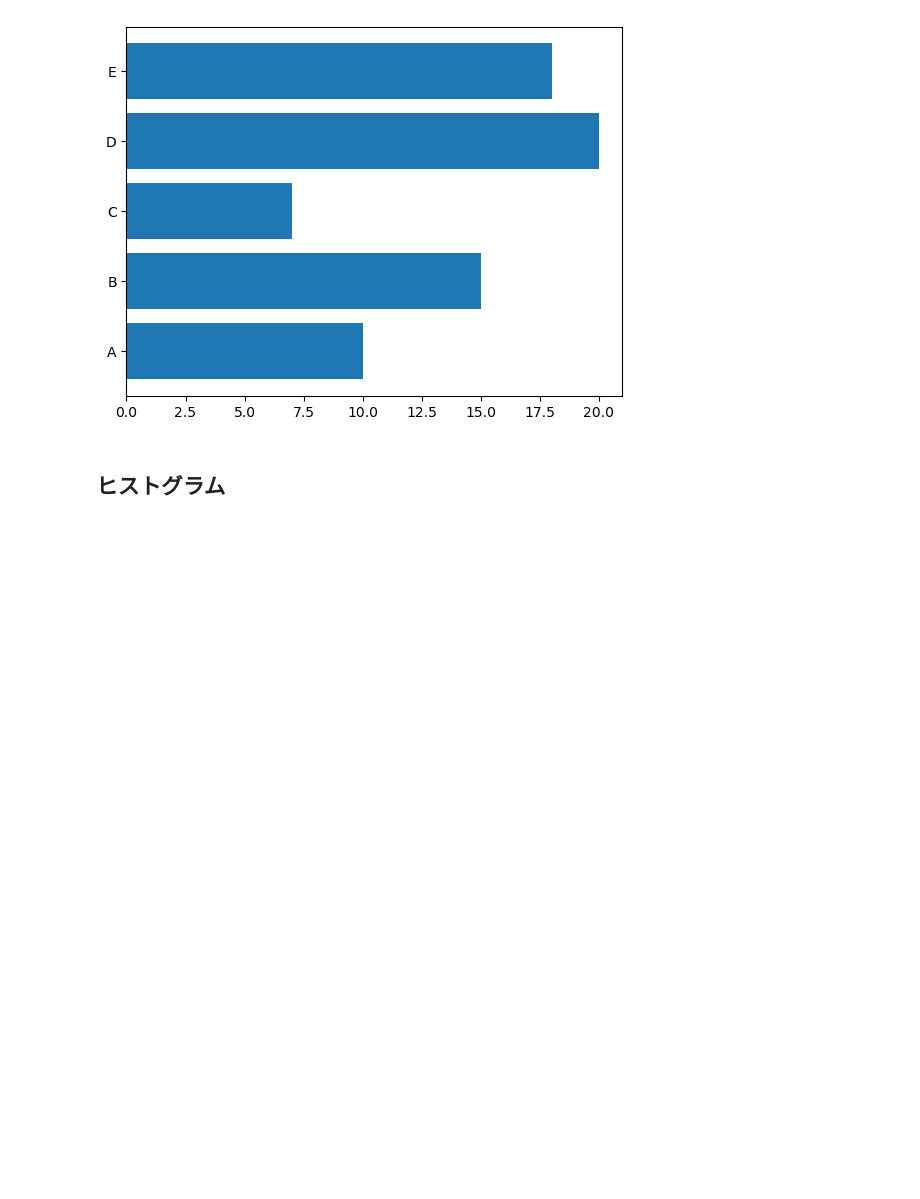
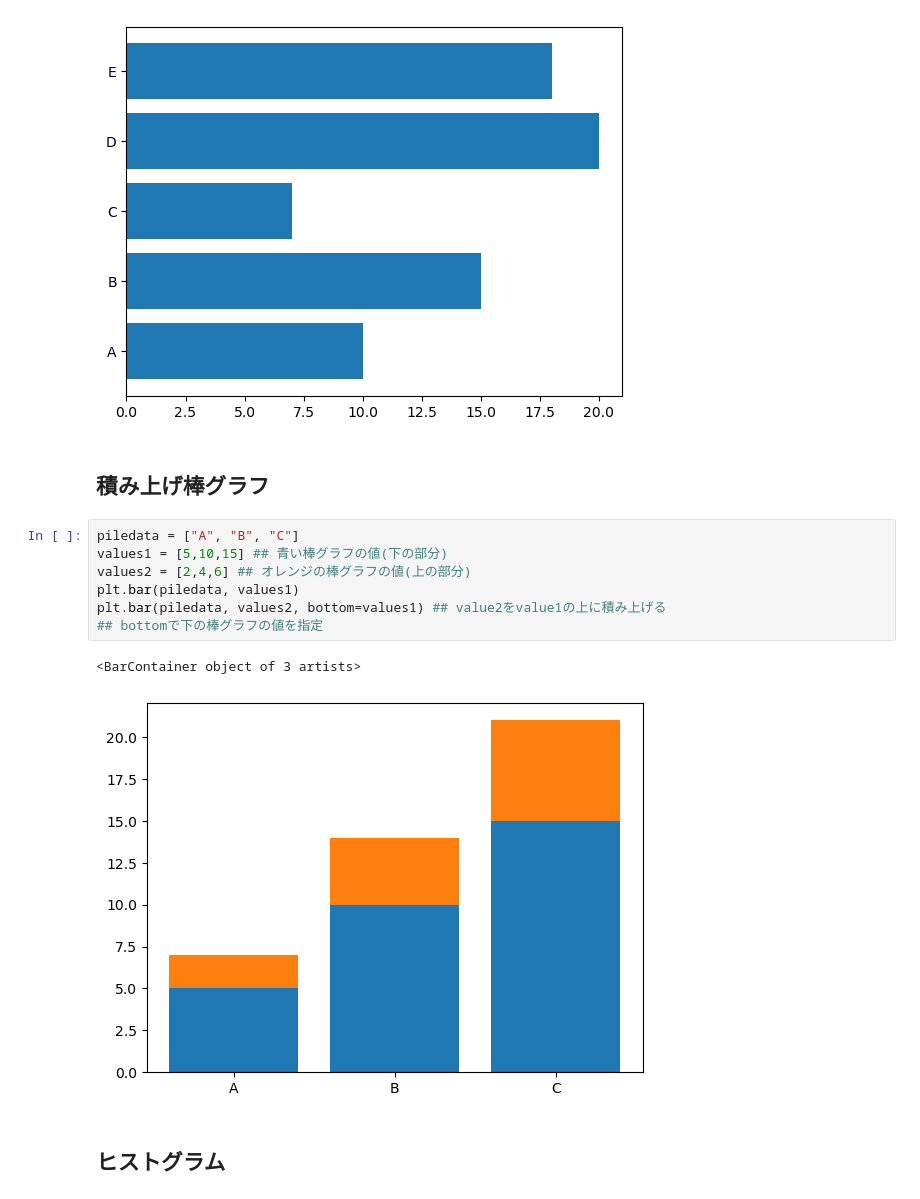
Before and after one commit to Yuji181181/Data_Analysis, a Jupyter notebook: Matplotlib_learning/グラフ.ipynb, the cells around one changed output. Saved outputs shown, nothing was run; the diff lists cells and outputs as text; blank space fills up the shorter version.

Commit message:
積み上げ棒グラフ

```diff
--- a/Matplotlib_learning/グラフ.ipynb
+++ b/Matplotlib_learning/グラフ.ipynb
@@ -26,6 +26,18 @@ plt.barh(categories, values) ##横棒グラフを描画
 # %% [output]
 <BarContainer object of 5 artists>
 [figure]
+# %% [markdown]
+## 積み上げ棒グラフ
+# %%
+piledata = ["A", "B", "C"]
+values1 = [5,10,15] ## 青い棒グラフの値(下の部分)
+values2 = [2,4,6] ## オレンジの棒グラフの値(上の部分)
+plt.bar(piledata, values1)
+plt.bar(piledata, values2, bottom=values1) ## value2をvalue1の上に積み上げる
+## bottomで下の棒グラフの値を指定
+# %% [output]
+<BarContainer object of 3 artists>
+[figure, added]
 # %% [markdown]
 ## ヒストグラム
 # %%
```
Also changed, not shown: parts of 2 cells of this notebook.
